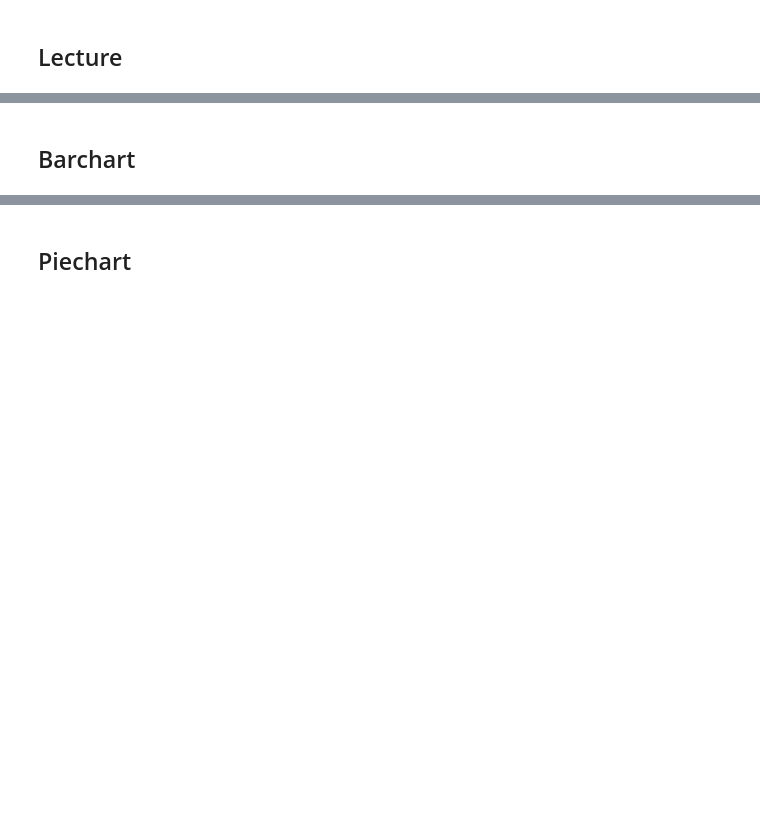
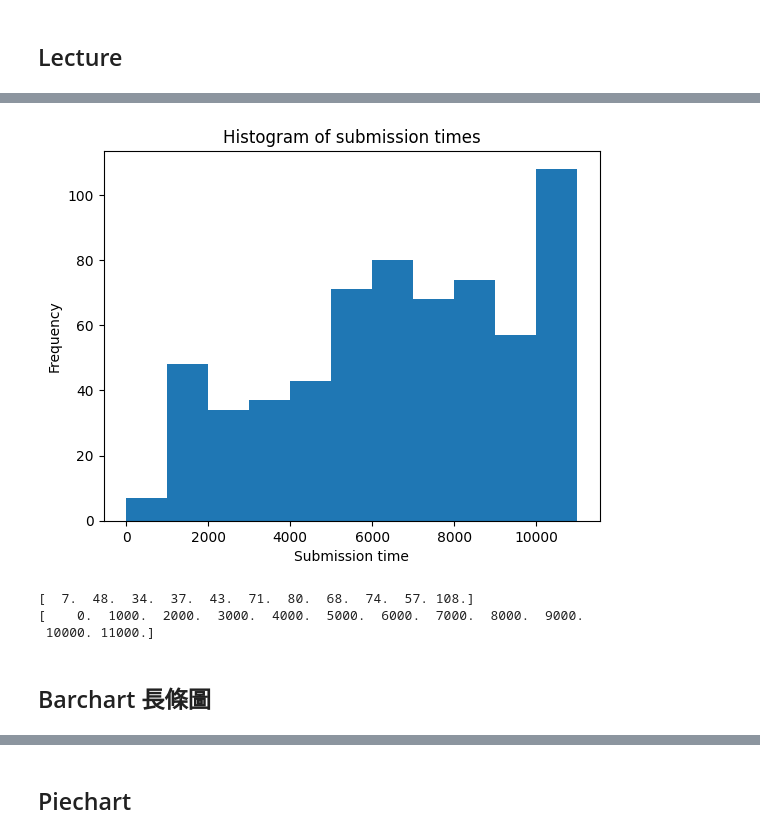
Before and after one commit to Chein-Shawn/Python-in-Business, a Jupyter notebook: C02.ipynb, the cells around one changed output, grey strips where cells are left out. Saved outputs shown, nothing was run; the diff lists cells and outputs as text; code cells hidden in the pictures; blank space fills up the shorter version.

```diff
--- a/C02.ipynb
+++ b/C02.ipynb
@@ -7,35 +17,47 @@
 # %%
 import csv, datetime
 
 def findSubTimes(fileName):
   fh = open(fileName, "r")
   csvFile = csv.DictReader(fh)
 
   subTimes = [] # to store submission times
   for row in csvFile:
+    # datetime object to time object
     dt = datetime.datetime.strptime(row["SubmissionTime"], "%H:%M:%S").time()
+    # from the start of the submission
     sub = (dt.hour - 9) * 3600 + (dt.minute - 20) * 60 + dt.second
     subTimes.append(sub)
 
   fh.close()
   return subTimes
 
 
 
-
-
-
 import matplotlib.pyplot as py
 
 subTimes = findSubTimes("midterm2.csv")
 # print(subTimes) # just testing
-
+# py.hist 有回傳值
 n, bins, patches = py.hist(subTimes, bins = range(0, 12000, 1000))
+# py.hist(subTimes, bins = range(0, 12000, 1000), facecolor = "white", edgecolor = "black")
+# py.hist(subTimes, bins = 7, color = "gray", edgecolor = "black")
+# py.xlim(0, 11000)
+# py.ylim(0, 120)
+py.xlabel("Submission time")
+py.ylabel("Frequency")
+py.title("Histogram of submission times")
+py.show()
 
 print(n) # the frequencies
 print(bins) # the class endpoints
+# %% [output]
+[figure, added]
+[  7.  48.  34.  37.  43.  71.  80.  68.  74.  57. 108.]
+[    0.  1000.  2000.  3000.  4000.  5000.  6000.  7000.  8000.  9000.
+ 10000. 11000.]
 # %% [markdown]
-## Barchart
+## Barchart 長條圖
 # %%
 import csv, datetime
 
```
Also changed, not shown: parts of 4 cells of this notebook, 1 other file.
